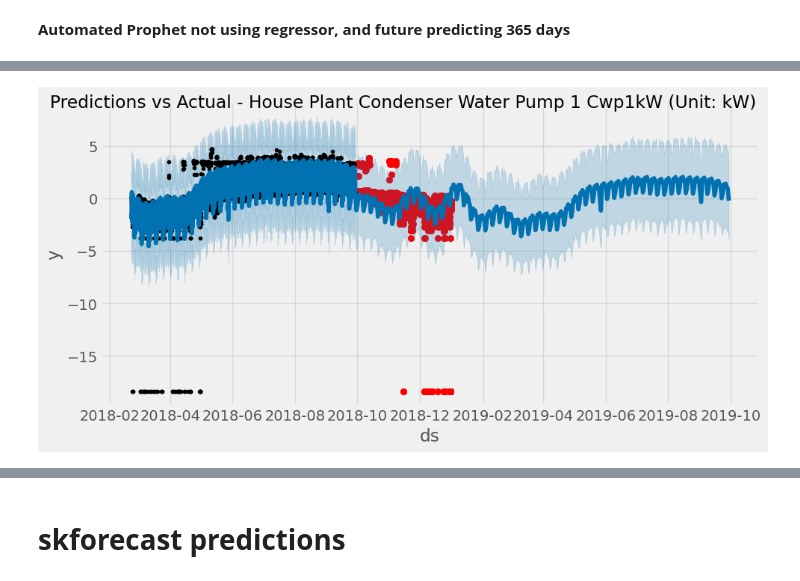
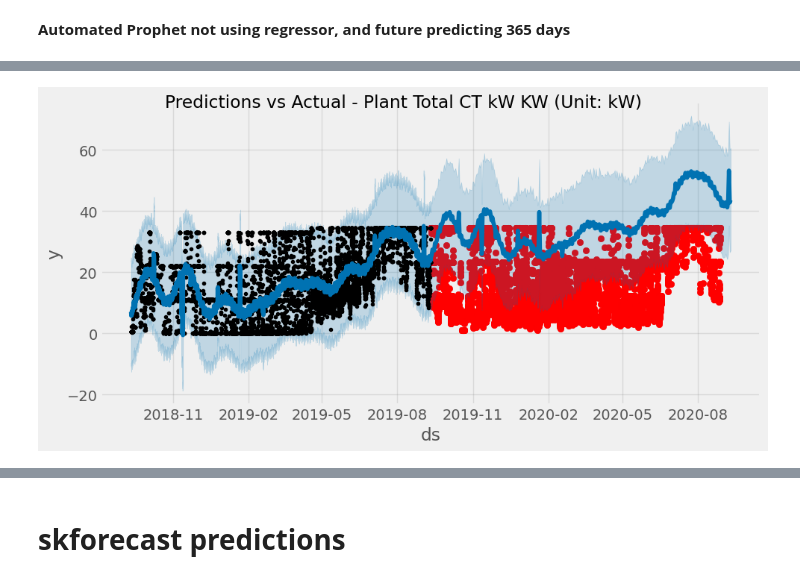
Before and after one commit to EdgarSantamaria/EnergyUsagePredictor, a Jupyter notebook: Prophet.ipynb, the cells around one changed output, grey strips where cells are left out. Cells and saved outputs as stored; diff of their text form; code cells hidden in the pictures.

Commit message:
Updated future predictions, included time range and removed unnecessary oat

```diff
--- a/Prophet.ipynb
+++ b/Prophet.ipynb
@@ -434,37 +434,25 @@ INFO:cmdstanpy:Chain [1] done processing
 # %% [markdown]
 **Automated Prophet not using regressor, and future predicting 365 days**
 # %%
-def automate_prophet(csv_path, csv_col, oat_path, oat_col, train_ratio=0.7, changepoint_prior_scale=0.011):
+def automate_prophet(csv_path, csv_col, train_ratio=0.509, changepoint_prior_scale=0.011):
     # Read the data and process
     data = pd.read_csv(csv_path, usecols=[0, csv_col], index_col=[0], parse_dates=[0])
     value_column = data.columns[0]
-    data = data[value_column].dropna()
-
-    oat = pd.read_csv(oat_path, usecols=[0, oat_col], index_col=[0], parse_dates=[0])
-    oat.index.name = 'timestamp'
-    oat_column = oat.columns[0]
-    oat = oat[oat[oat_column] != 'M']
-
-    merge = pd.merge(data, oat, on='timestamp', how='inner')
-    merge = merge.rename(columns={merge.columns[0]: 'y'})
-
-    small_constant = 1e-8
-    merge['y'] = np.log(merge['y'] + small_constant)
-    merge[oat_column] = pd.to_numeric(merge[oat_column], errors='coerce')
-    merge[oat_column] = np.log(merge[oat_column] + small_constant)
+    data = data.dropna()
+    data = data.rename(columns={value_column: 'y'})
 
     # Split data
-    total_rows = len(merge)
+    total_rows = len(data)
     split_index = int(total_rows * train_ratio)
-    split_date = merge.index[split_index]
+    split_date = data.index[split_index]
 
-    train = merge.loc[merge.index <= split_date].copy()
-    test = merge.loc[merge.index > split_date].copy()
+    train = data.loc[data.index <= split_date].copy()
+    test = data.loc[data.index > split_date].copy()
     train_data = train.reset_index().rename(columns={'timestamp': 'ds'})
     test_data = test.reset_index().rename(columns={'timestamp': 'ds'})
 
     # Prophet modeling
-    m = Prophet(changepoint_prior_scale=0.011,yearly_seasonality=True,interval_width=0.95)
+    m = Prophet(changepoint_prior_scale=changepoint_prior_scale, yearly_seasonality=True, interval_width=0.95)
     m.add_country_holidays(country_name='US')
     m.fit(train_data)
     future = m.make_future_dataframe(periods=365)
@@ -478,11 +466,18 @@ def automate_prophet(csv_path, csv_col, oat_path, oat_col, train_ratio=0.7, chan
     plt.suptitle(plot_title)
     plt.show()
 
+    # Calculate time differences
+    train_time_range = train.index.max() - train.index.min()
+    test_time_range = test.index.max() - test.index.min()
+
+    # Print training and testing time ranges with days, and hours
+    print(f"Training Data Time Range: {train.index.min()} to {train.index.max()}, {train_time_range.days} days, {train_time_range.seconds // 3600} hours")
+    print(f"Testing Data Time Range: {test.index.min()} to {test.index.max()}, {test_time_range.days} days, {test_time_range.seconds // 3600} hours")
+
+
 # testing
-csv_path = '/content/drive/MyDrive/394_points.csv'
-csv_col = 9  #9
-oat_path = '/content/drive/MyDrive/oat_data.csv'
-oat_col = 1
+csv_path = '/content/drive/MyDrive/[247]_coolingTower.csv'
+csv_col = 1
 
-automate_prophet(csv_path, csv_col, oat_path, oat_col)
+automate_prophet(csv_path, csv_col)
 # %% [output]
@@ -497,2 +492,2 @@ INFO:cmdstanpy:Chain [1] start processing
 INFO:cmdstanpy:Chain [1] done processing
-[figure, old version]
+[figure, new version]
```
Also changed, not shown: parts of 7 cells of this notebook.
